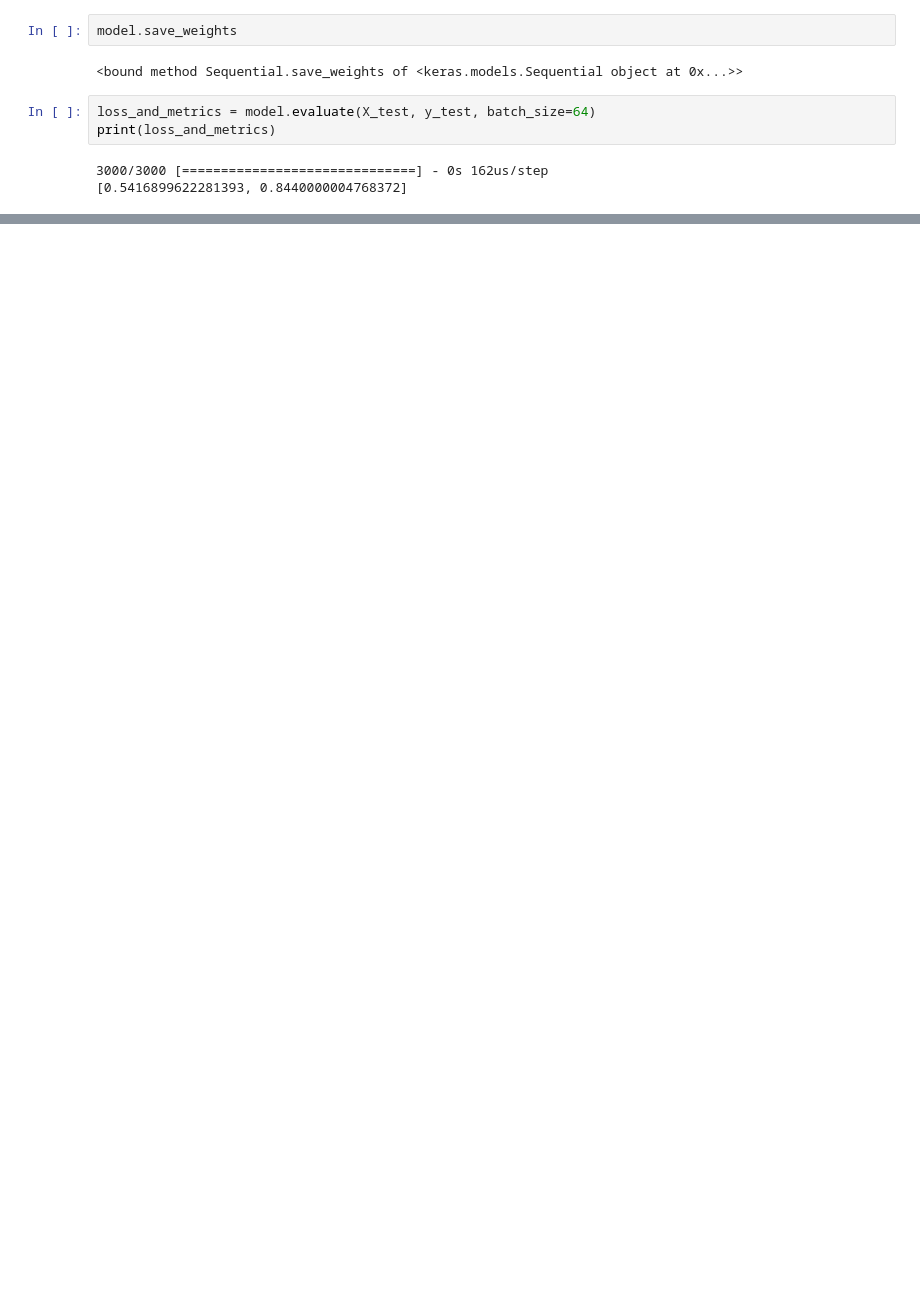
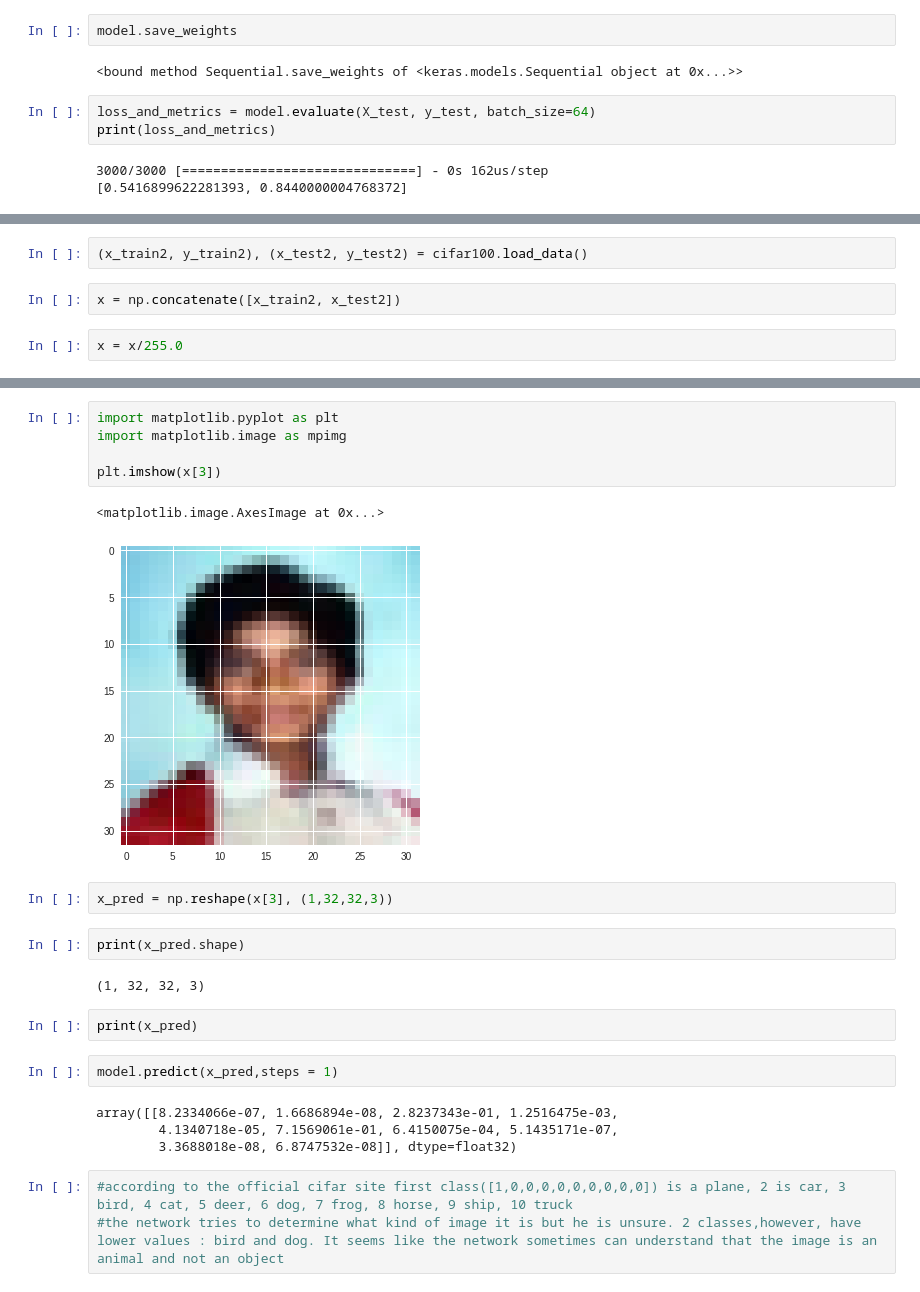
Before and after one commit to roxasboss/TM-lyca-2018, a Jupyter notebook: CIFAR10_test.ipynb, the cells around one changed output, grey strips where cells are left out. Cells and saved outputs as stored; diff of their text form; blank space fills up the shorter version.

```diff
--- a/CIFAR10_test.ipynb
+++ b/CIFAR10_test.ipynb
@@ -201,0 +227,6 @@ print(loss_and_metrics)
+# %%
+(x_train2, y_train2), (x_test2, y_test2) = cifar100.load_data()
+# %%
+x = np.concatenate([x_train2, x_test2])
+# %%
+x = x/255.0
@@ -201,0 +239,25 @@ print(loss_and_metrics)
+# %%
+import matplotlib.pyplot as plt
+import matplotlib.image as mpimg
+
+plt.imshow(x[3])
+# %% [output]
+<matplotlib.image.AxesImage at 0x...>
+[figure, added]
+# %%
+x_pred = np.reshape(x[3], (1,32,32,3))
+# %%
+print(x_pred.shape)
+# %% [output]
+(1, 32, 32, 3)
+# %%
+print(x_pred)
+# %%
+model.predict(x_pred,steps = 1)
+# %% [output]
+array([[8.2334066e-07, 1.6686894e-08, 2.8237343e-01, 1.2516475e-03,
+        4.1340718e-05, 7.1569061e-01, 6.4150075e-04, 5.1435171e-07,
+        3.3688018e-08, 6.8747532e-08]], dtype=float32)
+# %%
+#according to the official cifar site first class([1,0,0,0,0,0,0,0,0,0]) is a plane, 2 is car, 3 bird, 4 cat, 5 deer, 6 dog, 7 frog, 8 horse, 9 ship, 10 truck
+#the network tries to determine what kind of image it is but he is unsure. 2 classes,however, have lower values : bird and dog. It seems like the network sometimes can understand that the image is an animal and not an object
```
Also changed, not shown: parts of 23 cells of this notebook.
